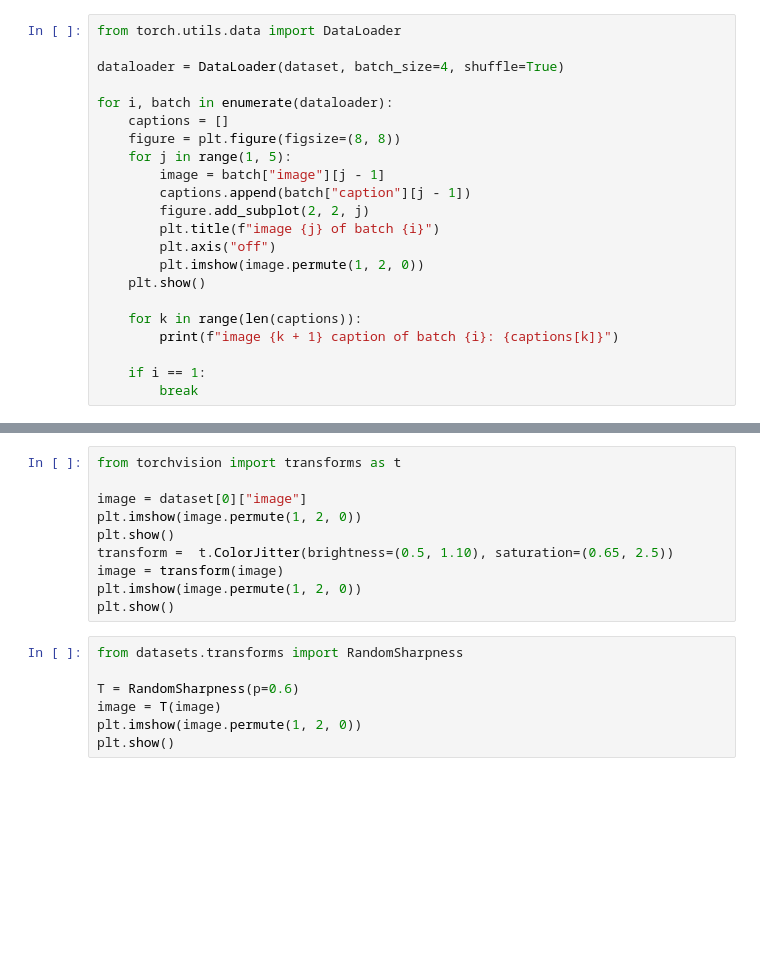
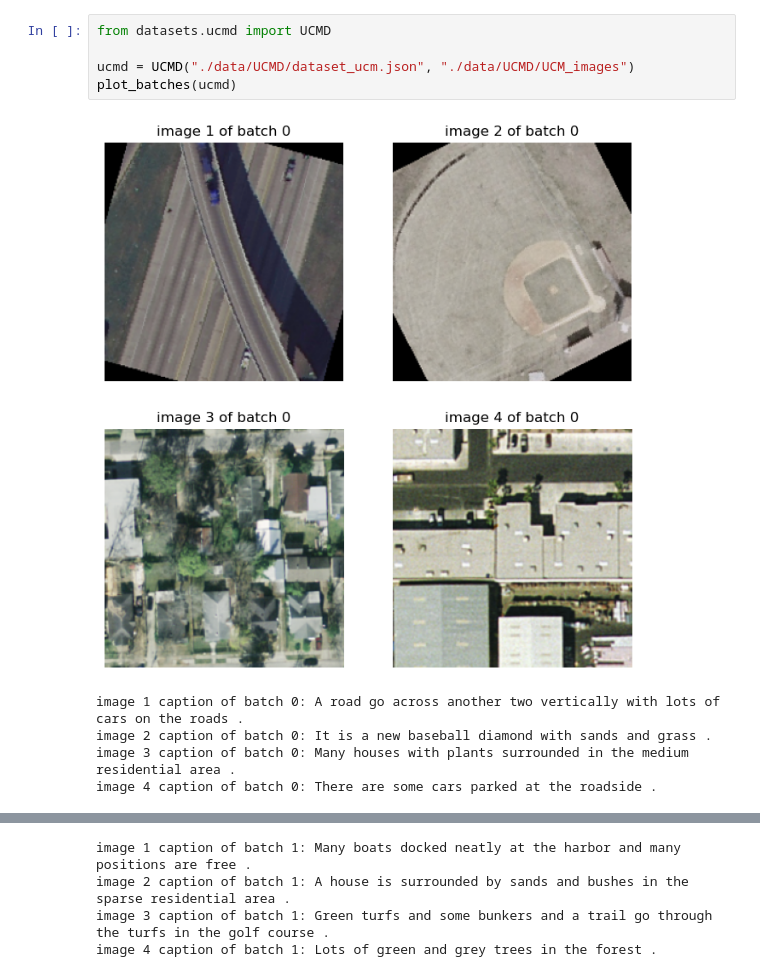
Before and after one commit to NeuRoNeLab/RSDiX-CLIP, a Jupyter notebook: testing.ipynb, the cells around one changed output, grey strips where cells are left out. Saved outputs shown, nothing was run; the diff lists cells and outputs as text; blank space fills up the shorter version.

```diff
--- a/testing.ipynb
+++ b/testing.ipynb
@@ -28,22 +43,11 @@ image 4 caption: many buildings are in an industrial area .
 # %%
-from torch.utils.data import DataLoader
+from datasets.ucmd import UCMD
 
-dataloader = DataLoader(dataset, batch_size=4, shuffle=True)
-
-for i, batch in enumerate(dataloader):
-    captions = []
-    figure = plt.figure(figsize=(8, 8))
-    for j in range(1, 5):
-        image = batch["image"][j - 1]
-        captions.append(batch["caption"][j - 1])
-        figure.add_subplot(2, 2, j)
-        plt.title(f"image {j} of batch {i}")
-        plt.axis("off")
-        plt.imshow(image.permute(1, 2, 0))
-    plt.show()
-
-    for k in range(len(captions)):
-        print(f"image {k + 1} caption of batch {i}: {captions[k]}")
-
-    if i == 1:
-        break
+ucmd = UCMD("./data/UCMD/dataset_ucm.json", "./data/UCMD/UCM_images")
+plot_batches(ucmd)
+# %% [output]
+[figure, added]
+image 1 caption of batch 0: A road go across another two vertically with lots of cars on the roads .
+image 2 caption of batch 0: It is a new baseball diamond with sands and grass .
+image 3 caption of batch 0: Many houses with plants surrounded in the medium residential area .
+image 4 caption of batch 0: There are some cars parked at the roadside .
@@ -50,17 +55,4 @@ for i, batch in enumerate(dataloader):
+image 1 caption of batch 1: Many boats docked neatly at the harbor and many positions are free .
+image 2 caption of batch 1: A house is surrounded by sands and bushes in the sparse residential area .
+image 3 caption of batch 1: Green turfs and some bunkers and a trail go through the turfs in the golf course .
+image 4 caption of batch 1: Lots of green and grey trees in the forest .
-# %%
-from torchvision import transforms as t
-
-image = dataset[0]["image"]
-plt.imshow(image.permute(1, 2, 0))
-plt.show()
-transform =  t.ColorJitter(brightness=(0.5, 1.10), saturation=(0.65, 2.5))
-image = transform(image)
-plt.imshow(image.permute(1, 2, 0))
-plt.show()
-# %%
-from datasets.transforms import RandomSharpness
-
-T = RandomSharpness(p=0.6)
-image = T(image)
-plt.imshow(image.permute(1, 2, 0))
-plt.show()
```
Also changed, not shown: parts of 3 cells of this notebook, 1 other file.
